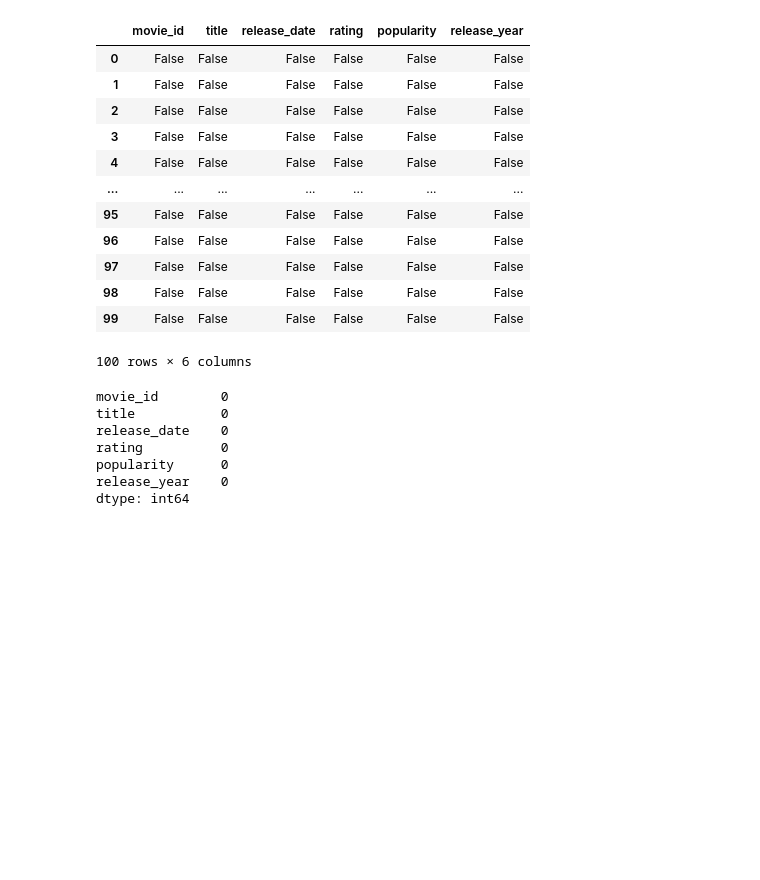
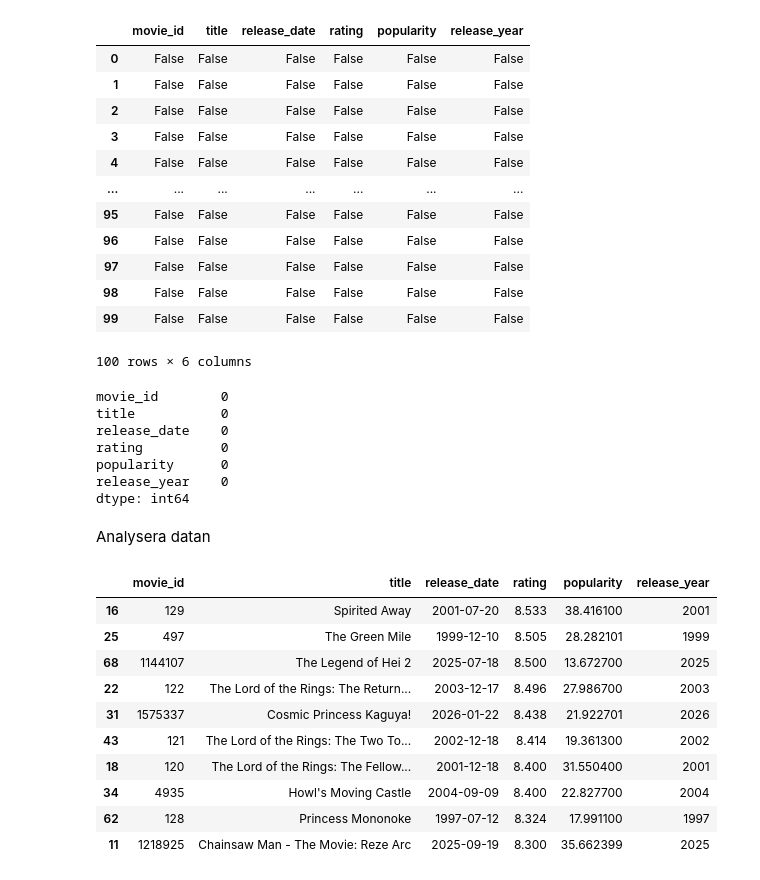
Before and after one commit to GrannyApples/Grupp7_Datavisualisering_DE_UX, a Jupyter notebook: notebooks/eda_ghalia.ipynb, the cells around one changed output. Drawn from its saved outputs; the diff is of its cells as text; code cells hidden in the pictures; blank space fills up the shorter version.

Commit message:
Analyse data

```diff
--- a/notebooks/eda_ghalia.ipynb
+++ b/notebooks/eda_ghalia.ipynb
@@ -134,3 +134,19 @@ rating          0
 popularity      0
 release_year    0
 dtype: int64
+# %% [markdown]
+Analysera datan
+# %%
+df.sort_values('rating', ascending=False).head(10) # visa de 10 filmer med högst betyg
+# %% [output]
+|  | movie_id | title | release_date | rating | popularity | release_year |
+| 16 | 129 | Spirited Away | 2001-07-20 | 8.533 | 38.416100 | 2001 |
+| 25 | 497 | The Green Mile | 1999-12-10 | 8.505 | 28.282101 | 1999 |
+| 68 | 1144107 | The Legend of Hei 2 | 2025-07-18 | 8.500 | 13.672700 | 2025 |
+| 22 | 122 | The Lord of the Rings: The Return... | 2003-12-17 | 8.496 | 27.986700 | 2003 |
+| 31 | 1575337 | Cosmic Princess Kaguya! | 2026-01-22 | 8.438 | 21.922701 | 2026 |
+| 43 | 121 | The Lord of the Rings: The Two To... | 2002-12-18 | 8.414 | 19.361300 | 2002 |
+| 18 | 120 | The Lord of the Rings: The Fellow... | 2001-12-18 | 8.400 | 31.550400 | 2001 |
+| 34 | 4935 | Howl's Moving Castle | 2004-09-09 | 8.400 | 22.827700 | 2004 |
+| 62 | 128 | Princess Mononoke | 1997-07-12 | 8.324 | 17.991100 | 1997 |
+| 11 | 1218925 | Chainsaw Man - The Movie: Reze Arc | 2025-09-19 | 8.300 | 35.662399 | 2025 |
```
Also changed, not shown: parts of 3 cells of this notebook.
